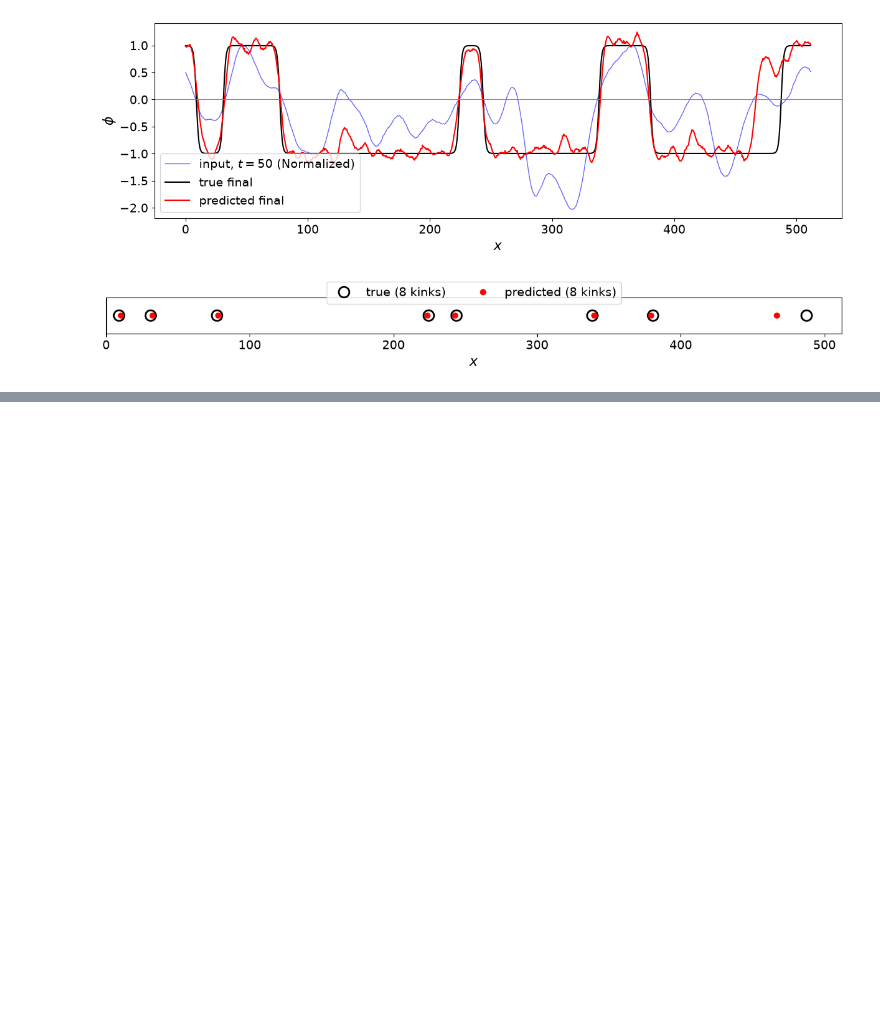
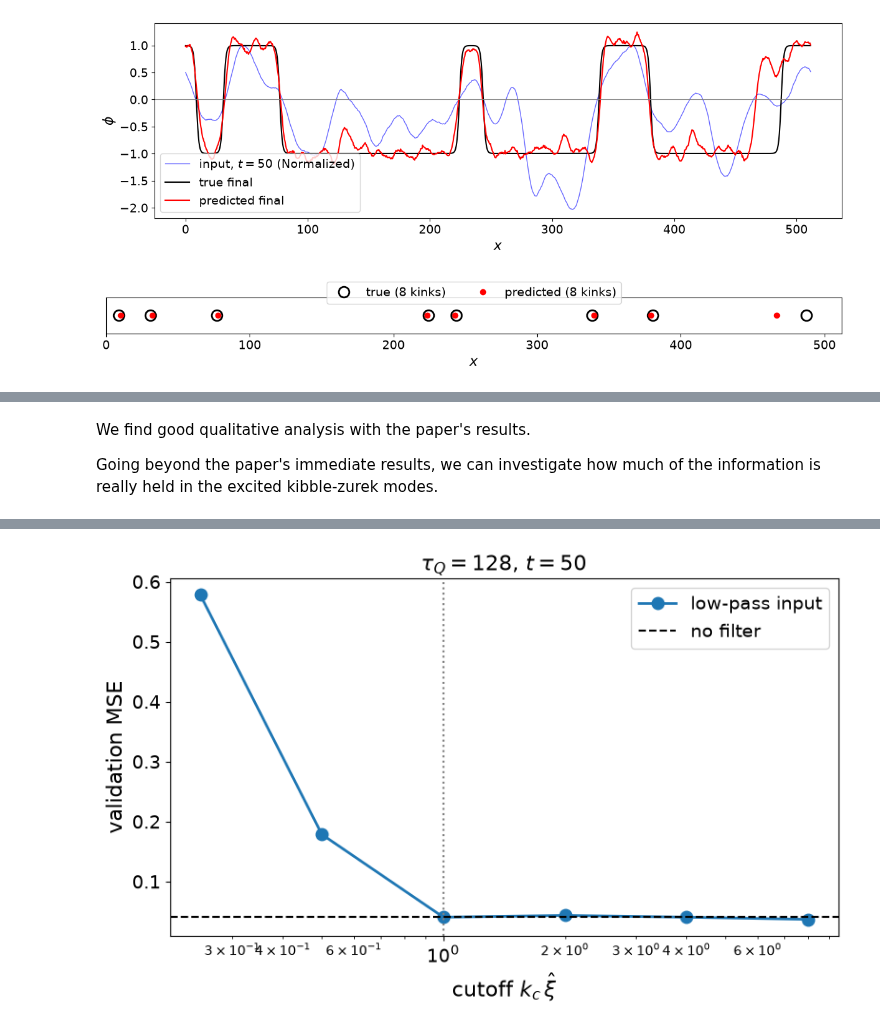
Before and after one commit to KristianMunnikhuis/MachineLearningKZ, a Jupyter notebook: notebooks/01_1D_replication.ipynb, the cells around one changed output, grey strips where cells are left out. Saved outputs shown, nothing was run; the diff lists cells and outputs as text; code cells hidden in the pictures; blank space fills up the shorter version.

```diff
--- a/notebooks/01_1D_replication.ipynb
+++ b/notebooks/01_1D_replication.ipynb
@@ -200,30 +235,50 @@ for T_SAMPLE in [-80, 20, 50, 70]:
+# %% [markdown]
+We find good qualitative analysis with the paper's results.
+
+Going beyond the paper's immediate results, we can investigate how much of the information is really held in the excited kibble-zurek modes.
 # %%
-def lowpass(X, kc):
+# ---- inputs ----
+T_SAMPLE = 50
+KC_MULT  = [0.125,0.25,0.375, 0.5,.75, 1, 2, 4, 8]      # cutoffs in units of 1/xi_hat
+EPOCHS   = 60
+FONTSIZE = 16
+
+xi_hat = np.sqrt(2) * (TAU / (2 * kz.eta))**0.25
+k_hat  = 1 / xi_hat
+
+X = kz.window(d, T_SAMPLE).astype("float32")
+Y = d["phi_final"].astype("float32")
+k = 2 * np.pi * np.fft.rfftfreq(X.shape[-1], d=kz.dx)   # wavenumbers of the lattice
+
+# ---- train on unfiltered input (reference) ----
+m = build_model()
+h = m.fit(X, Y, epochs=EPOCHS, batch_size=10, validation_split=0.2, verbose=0)
+val_full = h.history["val_loss"][-1]
+print(f"no filter:         val = {val_full:.4f}")
+
+# ---- train on low-pass filtered input: keep only modes with k < kc ----
+val = []
+for mult in KC_MULT:
     F = np.fft.rfft(X, axis=-1)
-    k = 2*np.pi*np.fft.rfftfreq(X.shape[-1], d=kz.dx)
-    F[..., k > kc] = 0
-    return np.fft.irfft(F, n=X.shape[-1], axis=-1)
+    F[..., k > mult * k_hat] = 0
+    Xf = np.fft.irfft(F, n=X.shape[-1], axis=-1).astype("float32")
 
+    m = build_model()
+    h = m.fit(Xf, Y, epochs=EPOCHS, batch_size=10, validation_split=0.2, verbose=0)
+    val.append(h.history["val_loss"][-1])
+    print(f"kc = {mult:5.2f}/xi_hat:  val = {val[-1]:.4f}")
 
-T_SAMPLE = 50
-X = g.window(d, T_SAMPLE).astype('float32')
-Y = d['phi_final'].astype('float32')
-
-k_hat = 1.0/(np.sqrt(2)*(kz.TAU/(2*kz.eta))**0.25)     # 1/xi_hat
-KCS   = k_hat*np.array([0.25, 0.5, 1, 2, 4, 8, 1e6])
-
-val = []
-for kc in KCS:
-    Xf = lowpass(X, kc).astype('float32')
-    model = keras.Sequential([
-        keras.layers.Input(shape=(11, 1024)),
-        keras.layers.SimpleRNN(256, activation='softsign'),
-        keras.layers.Dense(1024)
-    ])
-    model.compile(optimizer='adam', loss='mse')
-    h = model.fit(Xf, Y, epochs=60, batch_size=10, validation_split=0.2, verbose=0)
-    val.append(h.history['val_loss'][-1])
-    print(f'kc/k_hat={kc/k_hat:8.2f}  val={val[-1]:.4f}')
-
-val = np.array(val)
+# ---- plot ----
+plt.figure(figsize=(8, 5))
+plt.plot(KC_MULT, val, "o-", ms=9, lw=2, label="low-pass input")
+plt.axhline(val_full, color="k", ls="--", lw=1.5, label="no filter")
+plt.axvline(1, color="grey", ls=":", lw=1.5)
+plt.xscale("log")
+plt.xlabel(r"cutoff $k_c \, \hat\xi$", fontsize=FONTSIZE)
+plt.ylabel("validation MSE", fontsize=FONTSIZE)
+plt.title(rf"$\tau_Q = {TAU}$, $t = {T_SAMPLE}$", fontsize=FONTSIZE)
+plt.tick_params(labelsize=FONTSIZE - 2)
+plt.legend(fontsize=FONTSIZE - 2)
+plt.tight_layout()
+plt.show()
 # %% [output]
@@ -236,0 +292 @@ kc/k_hat=1000000.00  val=0.0457
+[figure, added]
```
Also changed, not shown: parts of 15 cells of this notebook, 1 other file.
